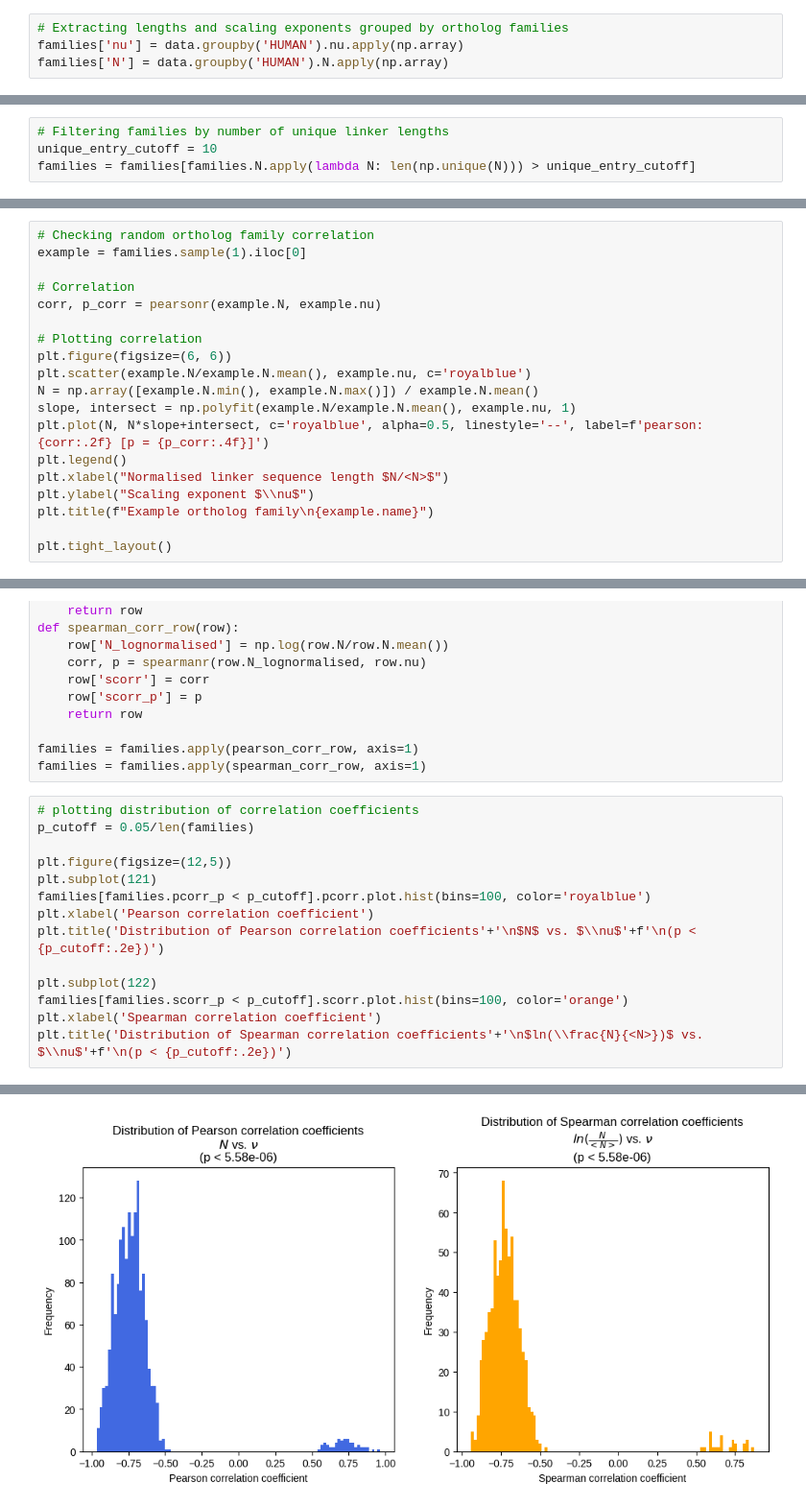
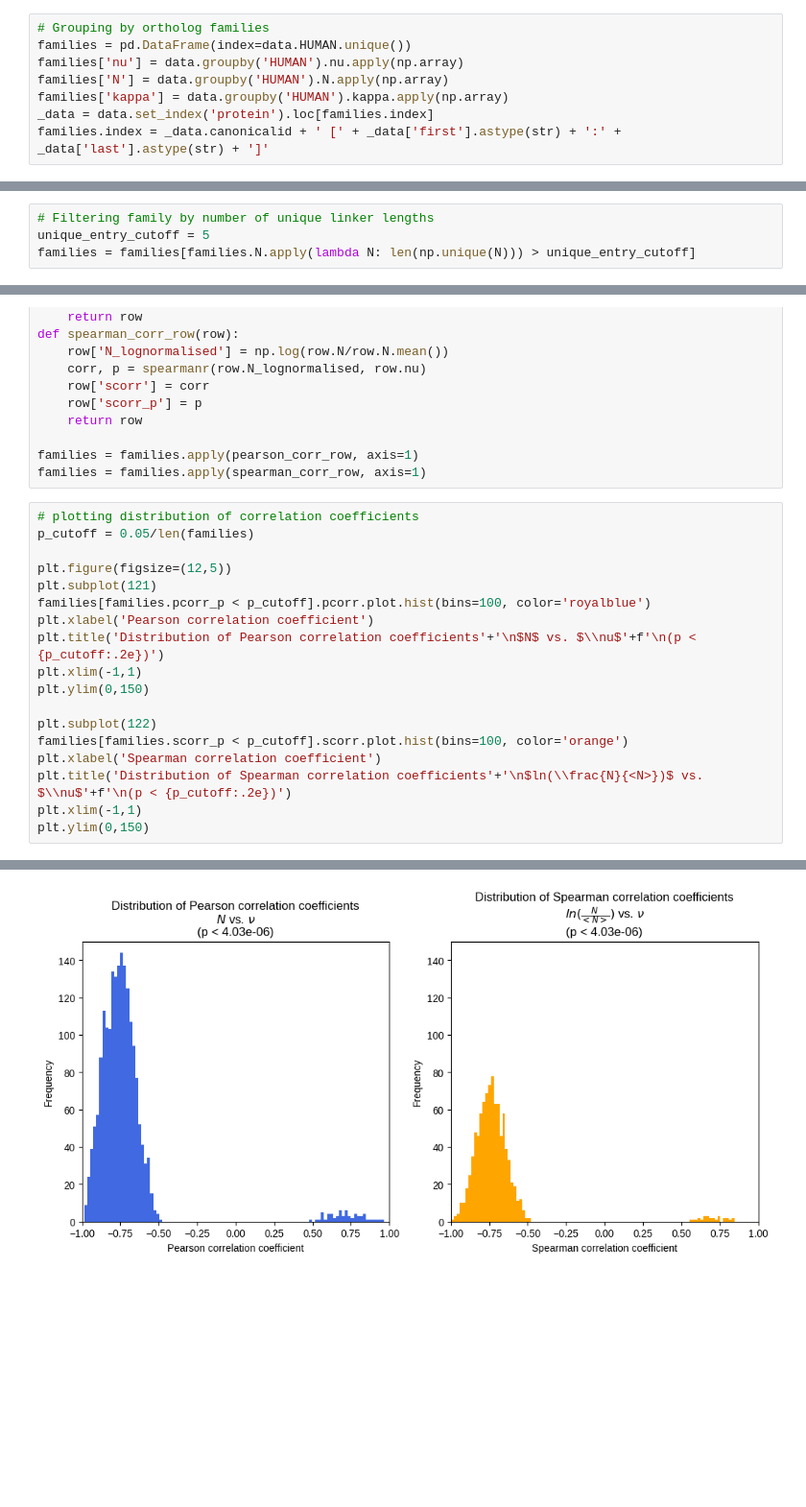
Before and after one commit to frederikespersen/OrthoIDP, a Jupyter notebook: exp/comp_cons_search/comp_cons_search.ipynb, the cells around one changed output, grey strips where cells are left out. Shown at 96% size. Saved outputs shown, nothing was run; the diff lists cells and outputs as text; blank space fills up the shorter version.

```diff
--- a/exp/comp_cons_search/comp_cons_search.ipynb
+++ b/exp/comp_cons_search/comp_cons_search.ipynb
@@ -361,5 +395,9 @@ families = pd.DataFrame(index=data.HUMAN.unique())
 # %%
-# Extracting lengths and scaling exponents grouped by ortholog families
+# Grouping by ortholog families
+families = pd.DataFrame(index=data.HUMAN.unique())
 families['nu'] = data.groupby('HUMAN').nu.apply(np.array)
 families['N'] = data.groupby('HUMAN').N.apply(np.array)
+families['kappa'] = data.groupby('HUMAN').kappa.apply(np.array)
+_data = data.set_index('protein').loc[families.index]
+families.index = _data.canonicalid + ' [' + _data['first'].astype(str) + ':' + _data['last'].astype(str) + ']'
 # %%
@@ -370,8 +408,8 @@ families.nu = families.apply(lambda row: row.nu[zscore(row.N) < z_cutoff], axis=
 families.N = families.apply(lambda row: row.N[zscore(row.N) < z_cutoff], axis=1)
 families = families[families.N.apply(len) > 1]
 # %%
-# Filtering families by number of unique linker lengths
-unique_entry_cutoff = 10
+# Filtering family by number of unique linker lengths
+unique_entry_cutoff = 5
 families = families[families.N.apply(lambda N: len(np.unique(N))) > unique_entry_cutoff]
 # %%
 # Filtering families by length range
@@ -385,19 +422,0 @@ Filtered families: 6178/15140
-# %%
-# Checking random ortholog family correlation
-example = families.sample(1).iloc[0]
-
-# Correlation
-corr, p_corr = pearsonr(example.N, example.nu)
-
-# Plotting correlation
-plt.figure(figsize=(6, 6))
-plt.scatter(example.N/example.N.mean(), example.nu, c='royalblue')
-N = np.array([example.N.min(), example.N.max()]) / example.N.mean()
-slope, intersect = np.polyfit(example.N/example.N.mean(), example.nu, 1)
-plt.plot(N, N*slope+intersect, c='royalblue', alpha=0.5, linestyle='--', label=f'pearson: {corr:.2f} [p = {p_corr:.4f}]')
-plt.legend()
-plt.xlabel("Normalised linker sequence length $N/<N>$")
-plt.ylabel("Scaling exponent $\\nu$")
-plt.title(f"Example ortholog family\n{example.name}")
-
-plt.tight_layout()
@@ -428,9 +445,13 @@ plt.subplot(121)
 families[families.pcorr_p < p_cutoff].pcorr.plot.hist(bins=100, color='royalblue')
 plt.xlabel('Pearson correlation coefficient')
 plt.title('Distribution of Pearson correlation coefficients'+'\n$N$ vs. $\\nu$'+f'\n(p < {p_cutoff:.2e})')
+plt.xlim(-1,1)
+plt.ylim(0,150)
 
 plt.subplot(122)
 families[families.scorr_p < p_cutoff].scorr.plot.hist(bins=100, color='orange')
 plt.xlabel('Spearman correlation coefficient')
 plt.title('Distribution of Spearman correlation coefficients'+'\n$ln(\\frac{N}{<N>})$ vs. $\\nu$'+f'\n(p < {p_cutoff:.2e})')
+plt.xlim(-1,1)
+plt.ylim(0,150)
 # %% [output]
@@ -438,4 +459,4 @@ Text(0.5, 1.0, 'Distribution of Spearman correlation coefficients\n$ln(\\frac{N}
-[figure, old version]
+[figure, new version]
 # %%
 # Volcano plot
 p_cutoff = 0.05/len(families)
```
Also changed, not shown: parts of 30 cells of this notebook, 5 other files.
